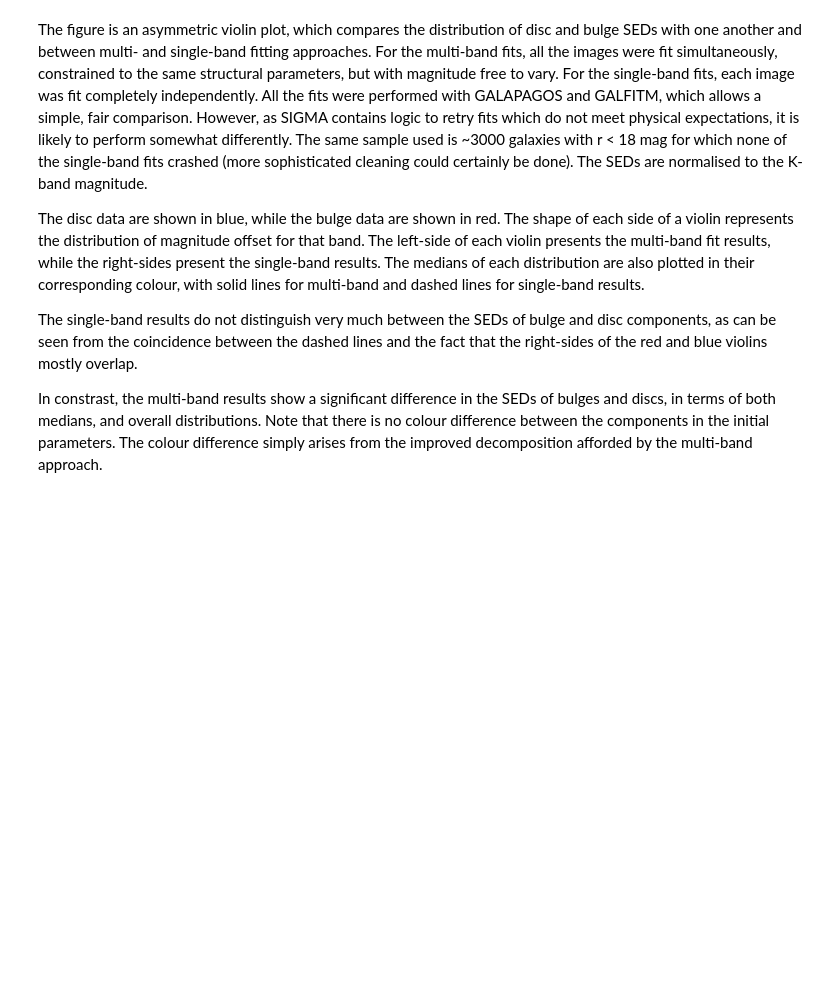
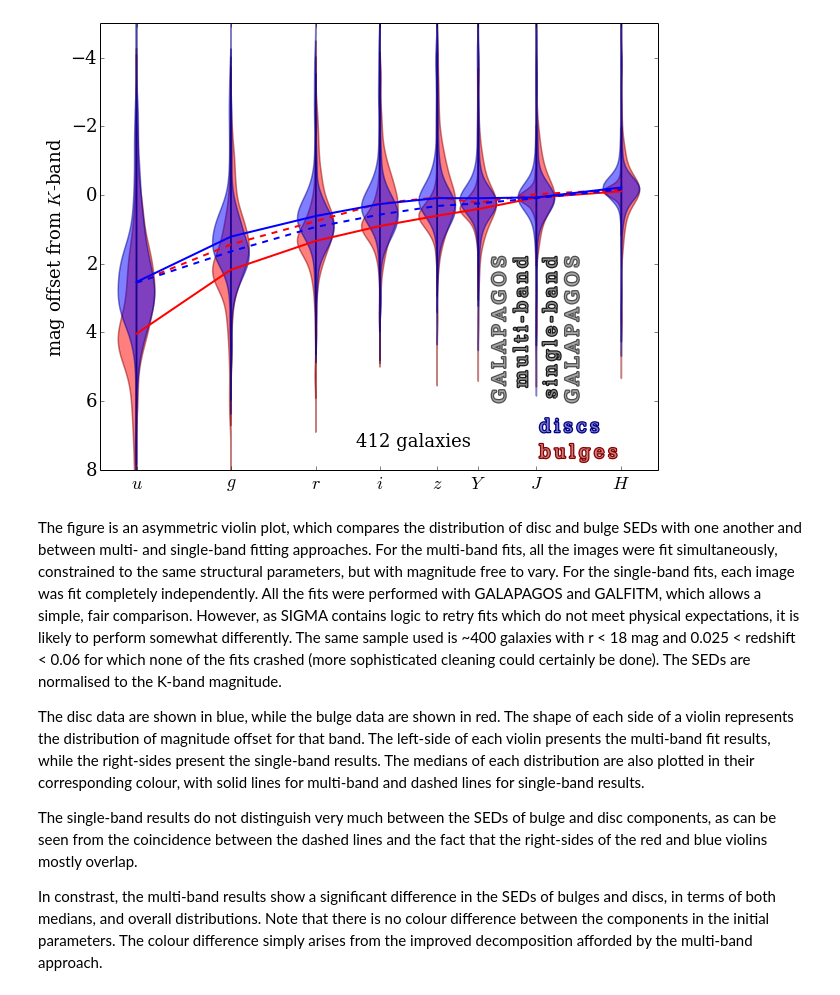
Before and after one commit to MegaMorph/megamorph-analysis, a Jupyter notebook: notebooks/BD_analysis.ipynb, the cells around one changed output. Cells and saved outputs as stored; diff of their text form; code cells hidden in the pictures; blank space fills up the shorter version.

```diff
--- a/notebooks/BD_analysis.ipynb
+++ b/notebooks/BD_analysis.ipynb
@@ -46,10 +78,10 @@ def get_normsed(mags, bands, normband):
 # %%
+## get normalised SEDs
 normsed_b, good_b = get_normsed(mags_b, bands, normband)
-print len(normsed_b)
 normsed_b_single, good_b_single = get_normsed(mags_b_single, bands, normband)
-print len(normsed_b_single)
+normsed_b_sigma, good_b_sigma = get_normsed(mags_b_sigma, bands, normband)
 normsed_d, good_d = get_normsed(mags_d, bands, normband)
+normsed_d_single, good_d_single = get_normsed(mags_d_single, bands, normband)
+normsed_d_sigma, good_d_sigma = get_normsed(mags_d_sigma, bands, normband)
 print len(normsed_d)
-normsed_d_single, good_d_single = get_normsed(mags_d_single, bands, normband)
-print len(normsed_d_single)
 # %% [output]
@@ -158,5 +224,10 @@ outlined_text(x+0.4, y, 'single-band', '0.1', rotation=90)
+# %%
+bdviolinplot(normsed_b, normsed_b_single, normsed_d, normsed_d_single,
+             'GALAPAGOS', 'GALAPAGOS')
+# %% [output]
+[figure, added]
 # %% [markdown]
-The figure is an asymmetric violin plot, which compares the distribution of disc and bulge SEDs with one another and between multi- and single-band fitting approaches.  For the multi-band fits, all the images were fit simultaneously, constrained to the same structural parameters, but with magnitude free to vary.  For the single-band fits, each image was fit completely independently.  All the fits were performed with GALAPAGOS and GALFITM, which allows a simple, fair comparison.  However, as SIGMA contains logic to retry fits which do not meet physical expectations, it is likely to perform somewhat differently.  The same sample used is ~3000 galaxies with r < 18 mag for which none of the single-band fits crashed (more sophisticated cleaning could certainly be done).  The SEDs are normalised to the K-band magnitude.
+The figure is an asymmetric violin plot, which compares the distribution of disc and bulge SEDs with one another and between multi- and single-band fitting approaches.  For the multi-band fits, all the images were fit simultaneously, constrained to the same structural parameters, but with magnitude free to vary.  For the single-band fits, each image was fit completely independently.  All the fits were performed with GALAPAGOS and GALFITM, which allows a simple, fair comparison.  However, as SIGMA contains logic to retry fits which do not meet physical expectations, it is likely to perform somewhat differently.  The same sample used is ~400 galaxies with r < 18 mag and 0.025 < redshift < 0.06 for which none of the fits crashed (more sophisticated cleaning could certainly be done).  The SEDs are normalised to the K-band magnitude.
 
 The disc data are shown in blue, while the bulge data are shown in red.  The shape of each side of a violin represents the distribution of magnitude offset for that band.  The left-side of each violin presents the multi-band fit results, while the right-sides present the single-band results.  The medians of each distribution are also plotted in their corresponding colour, with solid lines for multi-band and dashed lines for single-band results.
 
```
Also changed, not shown: parts of 21 cells of this notebook.
